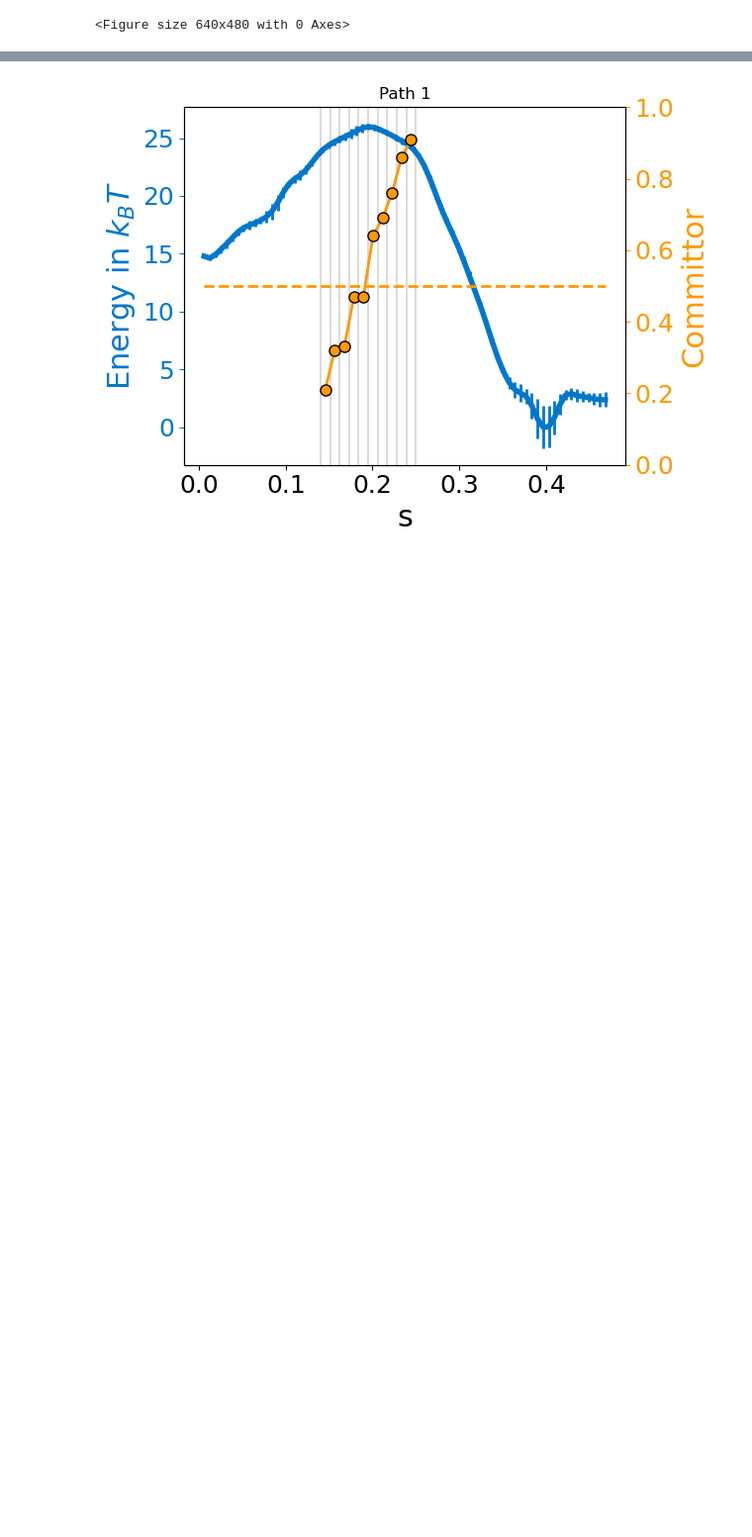
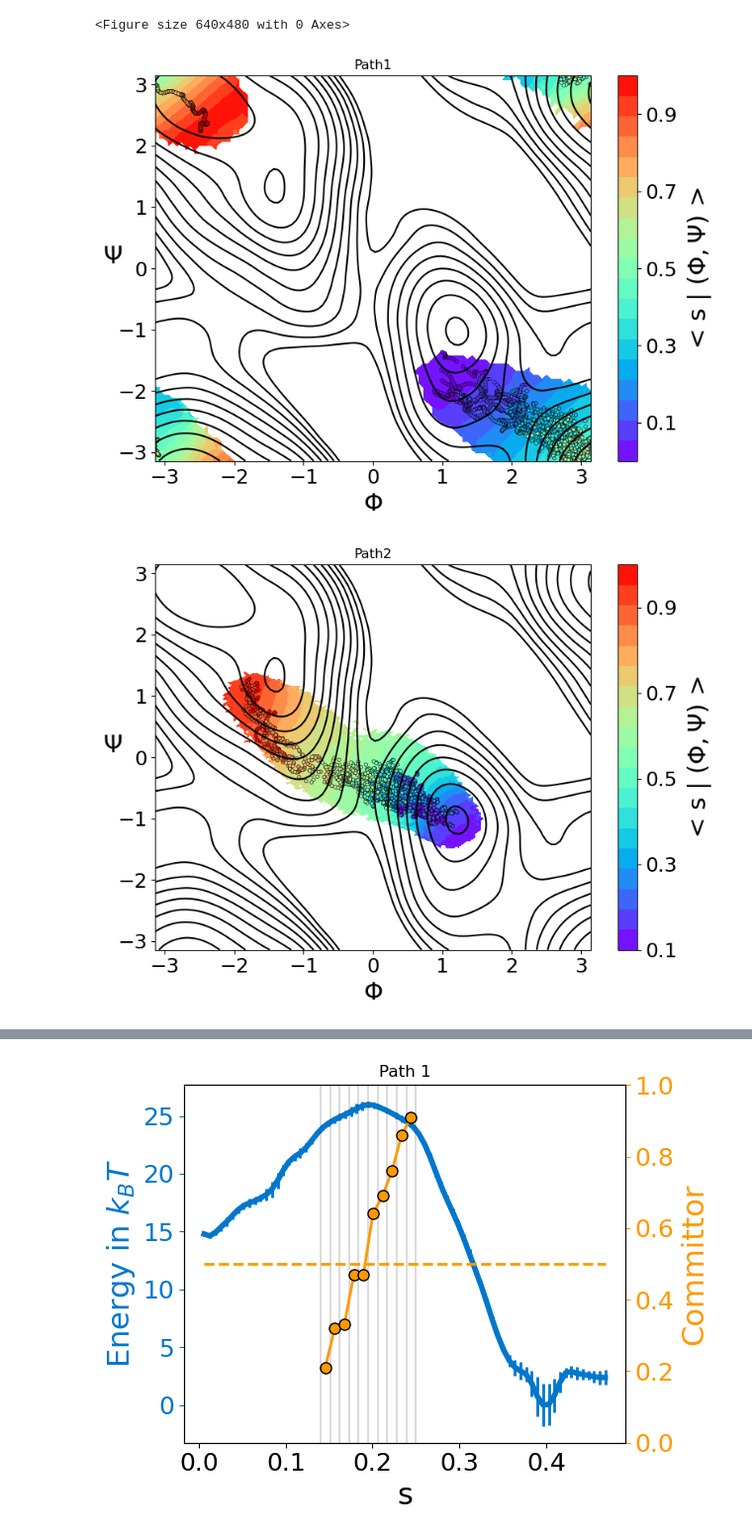
Before and after one commit to ThorbenF/DeepLNE, a Jupyter notebook: Results_Dialanine.ipynb, the cells around one changed output, grey strips where cells are left out. Shown at 99% size. Cells and saved outputs as stored; diff of their text form; code cells hidden in the pictures; blank space fills up the shorter version.

```diff
--- a/Results_Dialanine.ipynb
+++ b/Results_Dialanine.ipynb
@@ -340,3 +347,81 @@ Encoder architecture:  Sequential(
 )
 [figure]
 <Figure size 640x480 with 0 Axes>
+# %%
+res=100
+nbins_phi = res
+nbins_psi = res
+
+
+for i in range(1,4):
+
+    colvar=np.load('raw_data/Dialanine/Path%s_Dialanine_DeepLNE_OneOPES_FES.npy'  %i)
+
+    PHI = colvar[:,2]
+    PSI = colvar[:,3]
+    s = colvar[:,6]
+
+
+    hist_2d, xedges, yedges = np.histogram2d(PHI, PSI, bins=(nbins_phi, nbins_psi))
+
+    hist_weighted_2d, _, _ = np.histogram2d(PHI, PSI, bins=(nbins_phi, nbins_psi), weights=s)
+
+    hist_2d[hist_2d == 0] = 1
+
+    expectation_value_s = hist_weighted_2d / hist_2d
+
+
+
+    if i==1:
+        training_datapoints_plot=np.load('raw_data/Dialanine/Path1_training_training_datapoints_plot.npy')
+        contour_levels = np.linspace(0.0, 1.0, 20)
+        s_t=s1
+
+    if i==2:
+        training_datapoints_plot=np.load('raw_data/Dialanine/Path2_training_training_datapoints_plot.npy')
+        contour_levels = np.linspace(0.1, 1.0, 20)
+        s_t=s2
+
+    if i==3:
+        training_datapoints_plot=np.load('raw_data/Dialanine/Path3_training_training_datapoints_plot.npy')
+        contour_levels = np.linspace(0.1, 1.0, 20)
+        s_t=s3
+
+    expectation_value_s[expectation_value_s==expectation_value_s.min()]= None
+
+    hist, bin_edges = np.histogram(s_t, bins=num_bins, range=(s_t.min(), s_t.max()))
+    bin_indices = np.digitize(s_t, 0.5*(bin_edges[1:]+bin_edges[:-1]))/num_bins
+
+    fig, ax = plt.subplots(1, figsize=(8,6))
+    plt.title('Path%s' %i)
+    plt.contour(phi_grid, psi_grid,file_free_grid,levels,colors='black')
+
+    t_phi_grid, t_psi_grid = np.meshgrid(np.linspace(xedges.min(), xedges.max(), res),
+                                 np.linspace(yedges.min(), yedges.max(), res))
+    contour = plt.contourf(t_phi_grid, t_psi_grid, expectation_value_s.T, levels=contour_levels, cmap='rainbow')
+
+    plt.scatter(training_datapoints_plot[:, 0], training_datapoints_plot[:, -1],
+                c=bin_indices,
+                edgecolor='black',
+                linewidth=0.4,
+                s=10,
+                alpha=1,
+                cmap='rainbow',vmin=np.min(bin_indices),vmax=np.max(bin_indices))
+
+    cbar = plt.colorbar(contour, format='%.2f')
+    cbar.set_label(r'< s | ($\Phi,\Psi$) >', rotation=90, labelpad=8,fontsize=22)
+    #cbar.set_ticks(np.linspace(contour_levels.min(), contour_levels.max(), 5))
+    ticks = np.arange(0.1, 1.0, 0.2)  # Generate ticks from 0.1 to 0.9 at a step of 0.1
+    cbar.set_ticks(ticks)
+    cbar.set_ticklabels(['%.1f' % tick for tick in ticks])  # Set tick labels
+
+    cbar.ax.tick_params(labelsize=18)
+    plt.xticks(fontsize=18)
+    plt.yticks(fontsize=18)
+    plt.xlabel(r'$\Phi$',fontsize=22)
+    plt.ylabel(r'$\Psi$', rotation=1,fontsize=22)
+    plt.tight_layout()
+    plt.show()
+# %% [output]
+[figure, added]
+[figure, added]
```
Also changed, not shown: parts of 5 cells of this notebook, 2 other files.
